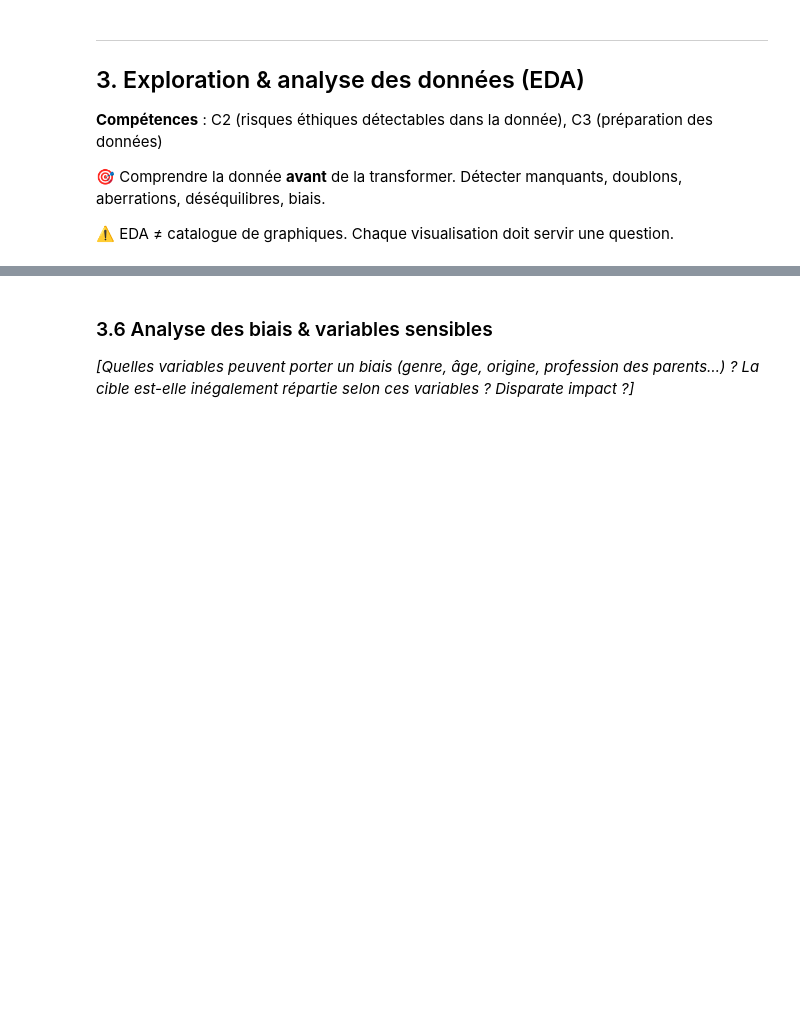
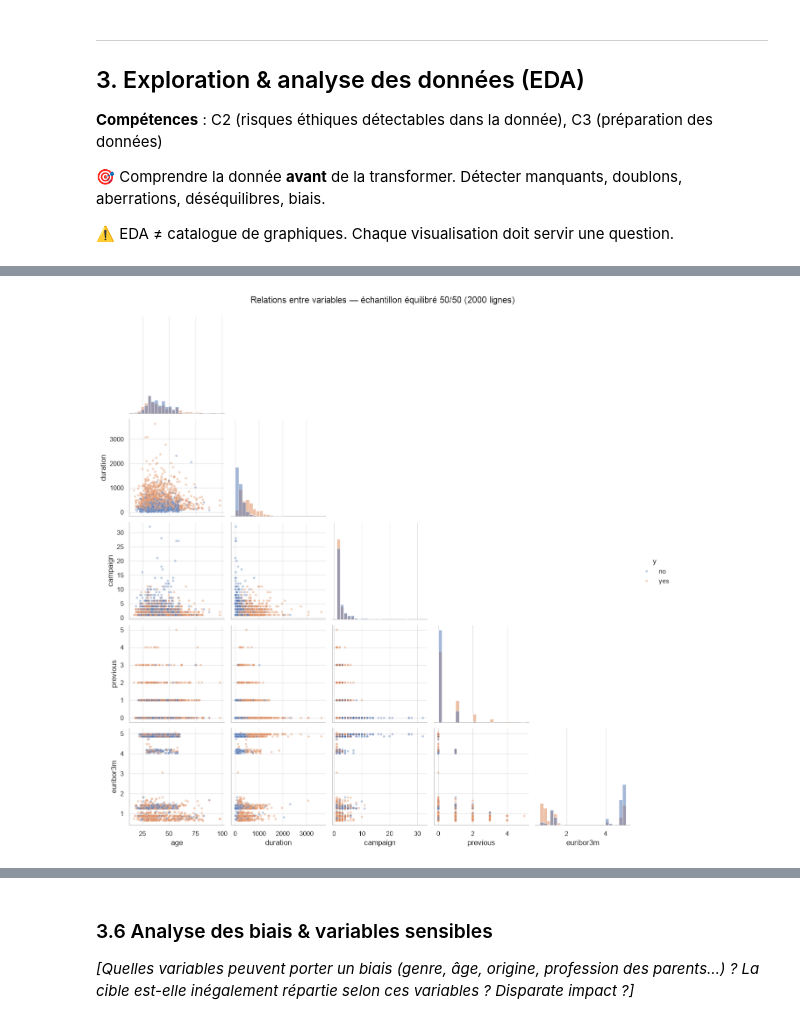
Before and after one commit to franckcwalter/eval-usecase-marketing, a Jupyter notebook: cas_usage_bank_marketing.ipynb, the cells around one changed output, grey strips where cells are left out. Cells and saved outputs as stored; diff of their text form; code cells hidden in the pictures; blank space fills up the shorter version.

```diff
--- a/cas_usage_bank_marketing.ipynb
+++ b/cas_usage_bank_marketing.ipynb
@@ -201,0 +563,21 @@ Dataset      : UCI Bank Marketing — bank-additional-full.csv
+# %%
+## PAIRPLOT
+# Échantillon reproductible équilibré pour le graphique : 1 000 lignes par classe.
+variables_pairplot = ["age", "duration", "campaign", "previous", "euribor3m"]
+echantillon_relations = pd.concat([
+    donnees_relations.loc[donnees_relations["y"].eq(classe)].sample(
+        n=1000, random_state=RANDOM_STATE
+    )
+    for classe in ["no", "yes"]
+]).sample(frac=1, random_state=RANDOM_STATE)
+g = sns.pairplot(echantillon_relations, vars=variables_pairplot, hue="y",
+                 hue_order=["no", "yes"], corner=True, diag_kind="hist",
+                 plot_kws={"alpha": 0.35, "s": 15}, diag_kws={"bins": 25})
+g.fig.suptitle(f"Relations entre variables — échantillon équilibré 50/50 ({len(echantillon_relations)} lignes)", y=1.02)
+plt.show()
+
+# duration distingue visuellement les classes, mais reste exclue du ciblage avant appel pour fuite d’information.
+# previous et euribor3m semblent liés : leur apport prédictif propre reste à vérifier lors de la modélisation.
+# Les classes se chevauchent largement ; ces croisements ne font apparaître aucune règle simple de séparation.
+# %% [output]
+[figure, added]
```
Also changed, not shown: parts of 25 cells of this notebook, 4 other files.
